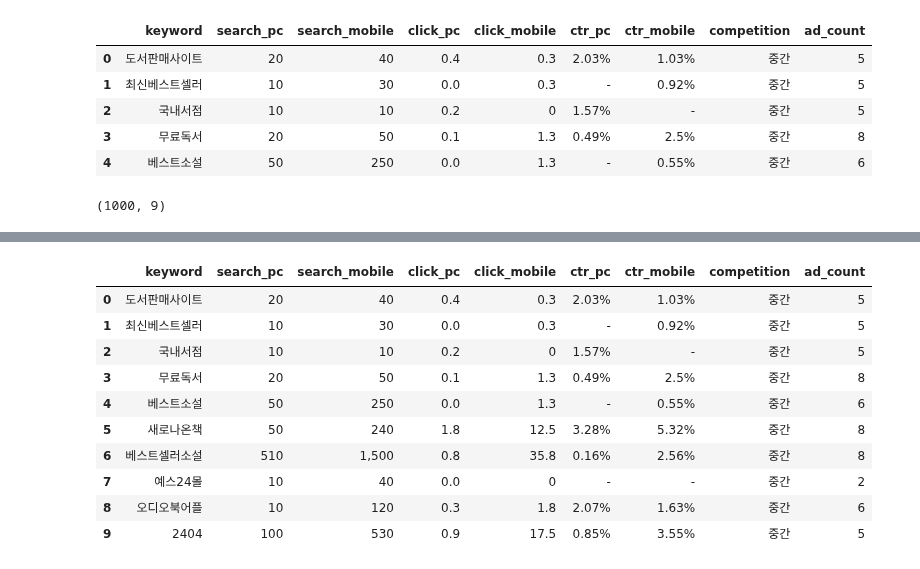
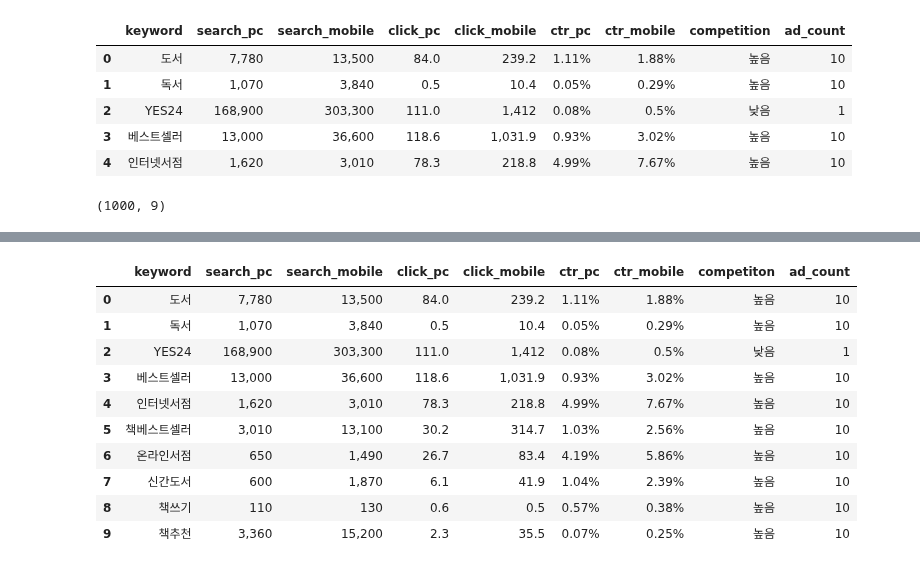
Before and after one commit to 383171a/datamarketing-Megastudy-260828, a Jupyter notebook: 260921/naver_keyword.ipynb, the cells around one changed output, grey strips where cells are left out. Drawn from its saved outputs; the diff is of its cells as text; code cells hidden in the pictures.

```diff
--- a/260921/naver_keyword.ipynb
+++ b/260921/naver_keyword.ipynb
@@ -1,10 +1,10 @@
 # %%
-import pandas as pd # 파이썬 프로그래밍 언어 > 행,열을 기반으로 되어있는 테이블 형태로 자료 구조를 생성하도록 지원하는 모듈
+import pandas as pd # 파이썬 프로그래밍 언어 > 행.열 기반으로 되어있는 테이블 형태로 자료구조 생성하도록 지원하는 모듈
 
-FILE_PATH = "연관키워드 20260921 1347.xlsx"
+FILE_PATH = "연관키워드 20260921 1347.xlsx"
 
-df = pd.read_excel(FILE_PATH, header=1) # 첫번째 행부터 읽어오세요.
+df = pd.read_excel(FILE_PATH, header=1)
 
-df.head() # 상위 5개만 읽어줘
+df.head()
 # %% [output]
 |  | Unnamed: 0 | 월간검색수(PC) | 월간검색수(모바일) | 월평균클릭수(PC) | 월평균클릭수(모바일) | 월평균클릭률(PC) | 월평균클릭률(모바일) | Unnamed: 7 | ... |
@@ -16,12 +16,22 @@ df.head() # 상위 5개만 읽어줘
 # %%
-df.columns = ["keyword", "search_pc", "search_mobile", "click_pc", "click_mobile", "ctr_pc", "ctr_mobile", "competition", "ad_count"]
+df.columns = [
+    "keyword",
+    "search_pc",
+    "search_mobile",
+    "click_pc",
+    "click_mobile",
+    "ctr_pc",
+    "ctr_mobile",
+    "competition",
+    "ad_count"
+]
 
-df.head()
+df.head() # default 5
 # %% [output]
 |  | keyword | search_pc | search_mobile | click_pc | click_mobile | ctr_pc | ctr_mobile | competition | ad_count |
-| 0 | 도서판매사이트 | 20 | 40 | 0.4 | 0.3 | 2.03% | 1.03% | 중간 | 5 |
-| 1 | 최신베스트셀러 | 10 | 30 | 0.0 | 0.3 | - | 0.92% | 중간 | 5 |
-| 2 | 국내서점 | 10 | 10 | 0.2 | 0 | 1.57% | - | 중간 | 5 |
-| 3 | 무료독서 | 20 | 50 | 0.1 | 1.3 | 0.49% | 2.5% | 중간 | 8 |
-| 4 | 베스트소설 | 50 | 250 | 0.0 | 1.3 | - | 0.55% | 중간 | 6 |
+| 0 | 도서 | 7,780 | 13,500 | 84.0 | 239.2 | 1.11% | 1.88% | 높음 | 10 |
+| 1 | 독서 | 1,070 | 3,840 | 0.5 | 10.4 | 0.05% | 0.29% | 높음 | 10 |
+| 2 | YES24 | 168,900 | 303,300 | 111.0 | 1,412 | 0.08% | 0.5% | 낮음 | 1 |
+| 3 | 베스트셀러 | 13,000 | 36,600 | 118.6 | 1,031.9 | 0.93% | 3.02% | 높음 | 10 |
+| 4 | 인터넷서점 | 1,620 | 3,010 | 78.3 | 218.8 | 4.99% | 7.67% | 높음 | 10 |
 # %%
@@ -31,5 +41,5 @@ df.head()
-# %%
-df.shape # 몇 행과 몇 열로 되어 있는지 먼저 확인. 분석할 만한 가치가 있는지 사이즈 크기가 어떤지(사이즈가 클 수록 신뢰도 높음)
-# %% [output]
-(1000, 9)
+# %%
+df.shape # 몇 행.열 -> 분석할만한 가치 > 사이즈
+# %% [output]
+(1000, 9)
 # %%
@@ -53,16 +63,16 @@ Data columns (total 9 columns):
 dtypes: float64(1), int64(1), object(1), str(6)
 memory usage: 105.3+ KB
 # %%
-df.head(10) # 10개 보여줘 - 기준은 입력된 순서
+df.head(10)
 # %% [output]
-|  | keyword | search_pc | search_mobile | click_pc | click_mobile | ctr_pc | ctr_mobile | competition | ad_count |
-| 0 | 도서판매사이트 | 20 | 40 | 0.4 | 0.3 | 2.03% | 1.03% | 중간 | 5 |
-| 1 | 최신베스트셀러 | 10 | 30 | 0.0 | 0.3 | - | 0.92% | 중간 | 5 |
-| 2 | 국내서점 | 10 | 10 | 0.2 | 0 | 1.57% | - | 중간 | 5 |
-| 3 | 무료독서 | 20 | 50 | 0.1 | 1.3 | 0.49% | 2.5% | 중간 | 8 |
-| 4 | 베스트소설 | 50 | 250 | 0.0 | 1.3 | - | 0.55% | 중간 | 6 |
-| 5 | 새로나온책 | 50 | 240 | 1.8 | 12.5 | 3.28% | 5.32% | 중간 | 8 |
-| 6 | 베스트셀러소설 | 510 | 1,500 | 0.8 | 35.8 | 0.16% | 2.56% | 중간 | 8 |
-| 7 | 예스24몰 | 10 | 40 | 0.0 | 0 | - | - | 중간 | 2 |
-| 8 | 오디오북어플 | 10 | 120 | 0.3 | 1.8 | 2.07% | 1.63% | 중간 | 6 |
-| 9 | 2404 | 100 | 530 | 0.9 | 17.5 | 0.85% | 3.55% | 중간 | 5 |
+|  | keyword | search_pc | search_mobile | click_pc | click_mobile | ctr_pc | ctr_mobile | competiton | ad_count |
+| 0 | 도서 | 7,780 | 13,500 | 84.0 | 239.2 | 1.11% | 1.88% | 높음 | 10 |
+| 1 | 독서 | 1,070 | 3,840 | 0.5 | 10.4 | 0.05% | 0.29% | 높음 | 10 |
+| 2 | YES24 | 168,900 | 303,300 | 111.0 | 1,412 | 0.08% | 0.5% | 낮음 | 1 |
+| 3 | 베스트셀러 | 13,000 | 36,600 | 118.6 | 1,031.9 | 0.93% | 3.02% | 높음 | 10 |
+| 4 | 인터넷서점 | 1,620 | 3,010 | 78.3 | 218.8 | 4.99% | 7.67% | 높음 | 10 |
+| 5 | 책베스트셀러 | 3,010 | 13,100 | 30.2 | 314.7 | 1.03% | 2.56% | 높음 | 10 |
+| 6 | 온라인서점 | 650 | 1,490 | 26.7 | 83.4 | 4.19% | 5.86% | 높음 | 10 |
+| 7 | 신간도서 | 600 | 1,870 | 6.1 | 41.9 | 1.04% | 2.39% | 높음 | 10 |
+| 8 | 책쓰기 | 110 | 130 | 0.6 | 0.5 | 0.57% | 0.38% | 높음 | 10 |
+| 9 | 책추천 | 3,360 | 15,200 | 2.3 | 35.5 | 0.07% | 0.25% | 높음 | 10 |
```
Also changed, not shown: parts of 72 cells of this notebook, 5 other files.
